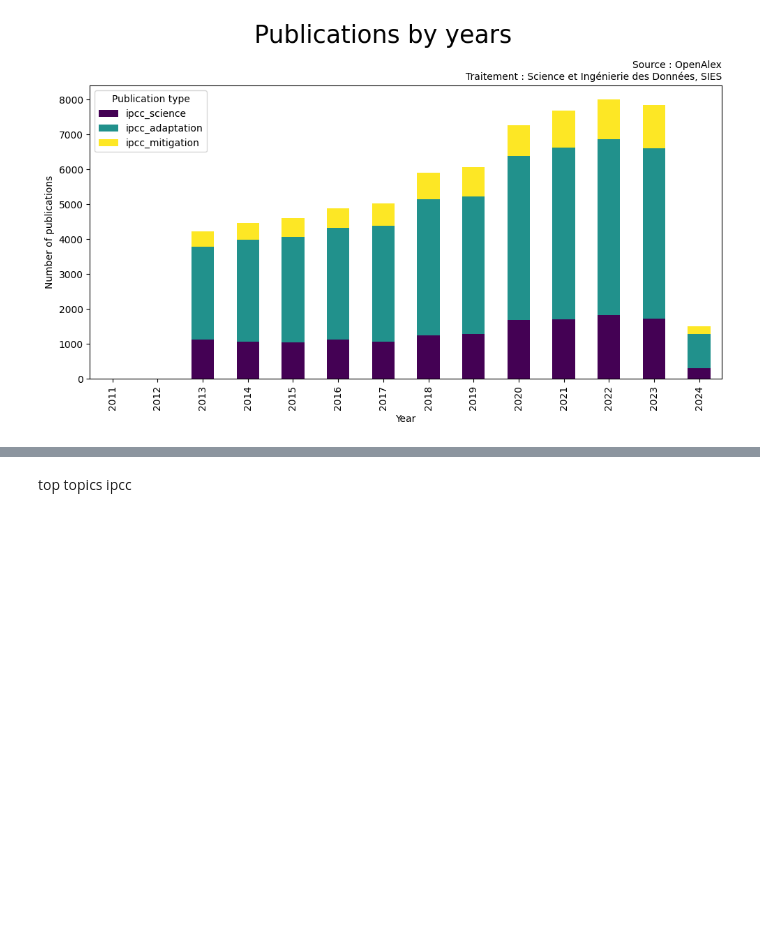
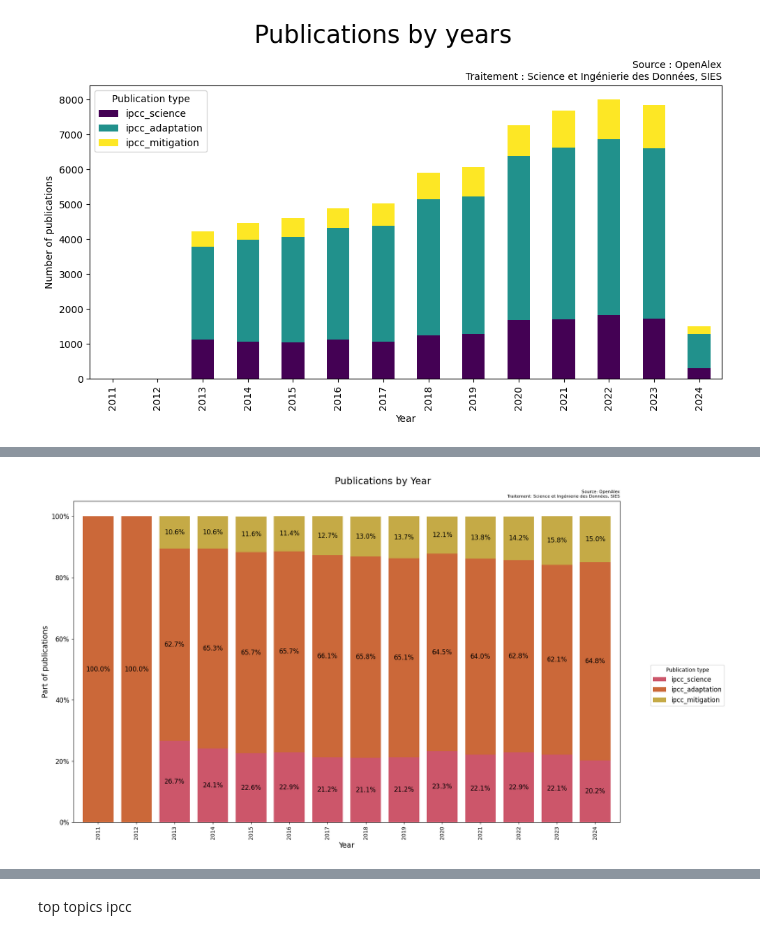
Before and after one commit to dataesr/teds, a Jupyter notebook: notebooks/IPCC_model_on_scanR_publications.ipynb, the cells around one changed output, grey strips where cells are left out. Cells and saved outputs as stored; diff of their text form; code cells hidden in the pictures; blank space fills up the shorter version.

```diff
--- a/notebooks/IPCC_model_on_scanR_publications.ipynb
+++ b/notebooks/IPCC_model_on_scanR_publications.ipynb
@@ -297,3 +376,82 @@ plt.show()
+# %%
+#avec topics
+body = {
+  "size": 0,
+  "track_total_hits": True,
+  "query": {
+    "bool": {
+      "must": {
+       "exists": {
+         "field": "topics"
+       }
+      }
+    }
+  },
+  "aggs": {
+    "years": {
+      "terms": {
+        "field": "year",
+        "size": 10000000
+      },
+      "aggs": {
+        "predicted_labels": {
+          "terms": {
+            "field": "predict_teds.label.keyword",
+            "size": 10000000
+          }
+        }
+      }
+    }
+  }
+}
+data=get_from_es(body,'scanr-publications')
+data_counts={}
+for x in data['aggregations']['years']['buckets']:
+    data_counts[x['key']]=[]
+    tot=sum([i['doc_count'] for i in x['predicted_labels']['buckets'] if i['key'] in ['ipcc_science', 'ipcc_adaptation','ipcc_mitigation']])
+    if 'ipcc_science' in [bucket['key'] for bucket in x['predicted_labels']['buckets']]:
+        nb=[bucket['doc_count'] for bucket in x['predicted_labels']['buckets'] if bucket['key']=='ipcc_science'][0]
+        data_counts[x['key']].append(round(nb*100/tot,1))
+    else:
+        data_counts[x['key']].append(0)
+    if 'ipcc_adaptation' in [bucket['key'] for bucket in x['predicted_labels']['buckets']]:
+        nb=[bucket['doc_count'] for bucket in x['predicted_labels']['buckets'] if bucket['key']=='ipcc_adaptation'][0]
+        data_counts[x['key']].append(round(nb*100/tot,1))
+    else:
+        data_counts[x['key']].append(0)
+    if 'ipcc_mitigation' in [bucket['key'] for bucket in x['predicted_labels']['buckets']]:
+        nb=[bucket['doc_count'] for bucket in x['predicted_labels']['buckets'] if bucket['key']=='ipcc_mitigation'][0]
+        data_counts[x['key']].append(round(nb*100/tot,1))
+    else:
+        data_counts[x['key']].append(0)
+data_counts={key: value for key, value in data_counts.items() if value!= [0, 0, 0]}
+df = pd.DataFrame.from_dict(data_counts, orient='index', columns=['ipcc_science', 'ipcc_adaptation','ipcc_mitigation'])
+df = df.sort_index()
+
+list_colors=["#cc566a","#cb6839","#c5aa46","#747734","#62b055","#4bb2ac","#7377cc","#be5dae"]
+ax = df.head(20).plot(kind='bar', stacked=True, figsize=(18, 10), width=0.8, color=list_colors)
+
+for i, (index, row) in enumerate(df.head(20).iterrows()):
+    if row["ipcc_science"]!=0:
+      ax.text(i, row['ipcc_science'] / 2, f'{row["ipcc_science"]}%', ha='center', va='center', color='black', size=12)
+    if row["ipcc_adaptation"]!=0:
+      ax.text(i, row['ipcc_science'] + row['ipcc_adaptation'] / 2, f'{row["ipcc_adaptation"]}%', ha='center', va='center', color='black', size=12)
+    if row["ipcc_mitigation"]!=0:
+      ax.text(i, row['ipcc_science'] + row['ipcc_adaptation'] + row['ipcc_mitigation']/ 2, f'{row["ipcc_mitigation"]}%', ha='center', va='center', color='black', size=12)
+
+ax.set_xlabel('Year', fontsize=14)
+ax.set_ylabel('Part of publications', fontsize=14)
+ax.set_yticklabels([f'{tick:.0f}%' for tick in ax.get_yticks()], fontsize=12)
+
+ax.legend(title='Publication type', bbox_to_anchor=(1.05, 0.5), loc='upper left', fontsize=12)
+
+plt.suptitle("Publications by Year", size=18)
+plt.title('Source: OpenAlex\nTraitement: Science et Ingénierie des Données, SIES', size=8, loc='right')
+
+plt.tight_layout()
+plt.show()
+# %% [output]
+[figure, added]
 # %%
 body = {
   "size": 0,
```
Also changed, not shown: parts of 7 cells of this notebook.
